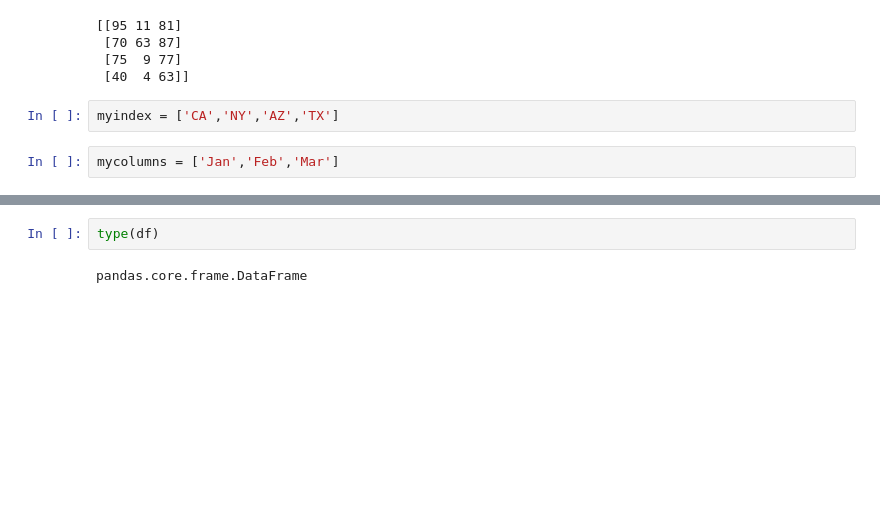
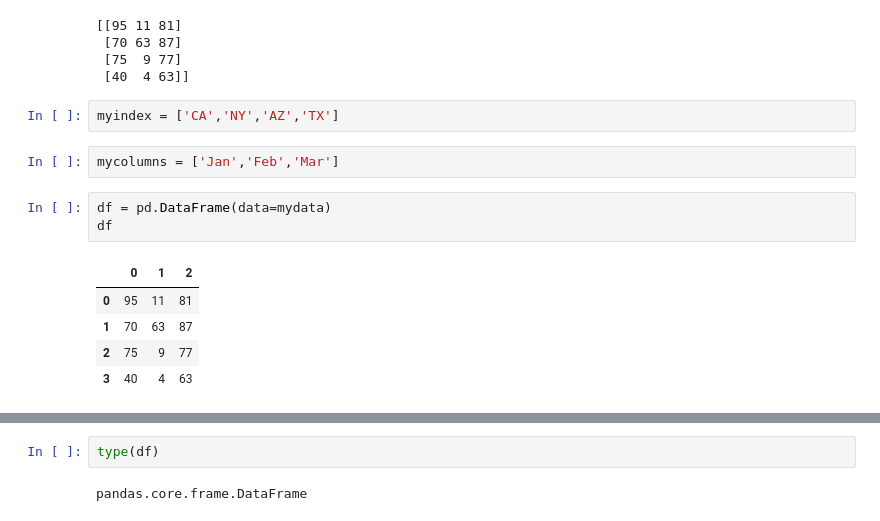
Before and after one commit to suyalmukesh/GenAI, a Jupyter notebook: Experiment/myenv/source/pandas/dataframes_basics.ipynb, the cells around one changed output, grey strips where cells are left out. Saved outputs shown, nothing was run; the diff lists cells and outputs as text; blank space fills up the shorter version.

```diff
--- a/Experiment/myenv/source/pandas/dataframes_basics.ipynb
+++ b/Experiment/myenv/source/pandas/dataframes_basics.ipynb
@@ -20,3 +20,12 @@ print(mydata)
 myindex = ['CA','NY','AZ','TX']
 # %%
 mycolumns = ['Jan','Feb','Mar']
+# %%
+df = pd.DataFrame(data=mydata)
+df
+# %% [output]
+|  | 0 | 1 | 2 |
+| 0 | 95 | 11 | 81 |
+| 1 | 70 | 63 | 87 |
+| 2 | 75 | 9 | 77 |
+| 3 | 40 | 4 | 63 |
```
Also changed, not shown: parts of 10 cells of this notebook, 5 other files.
